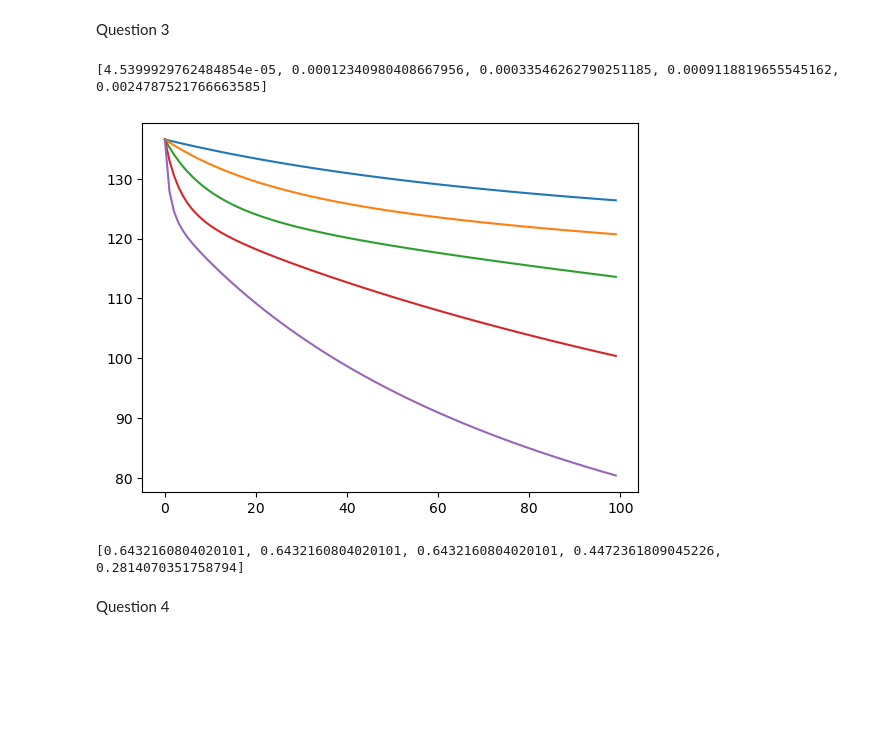
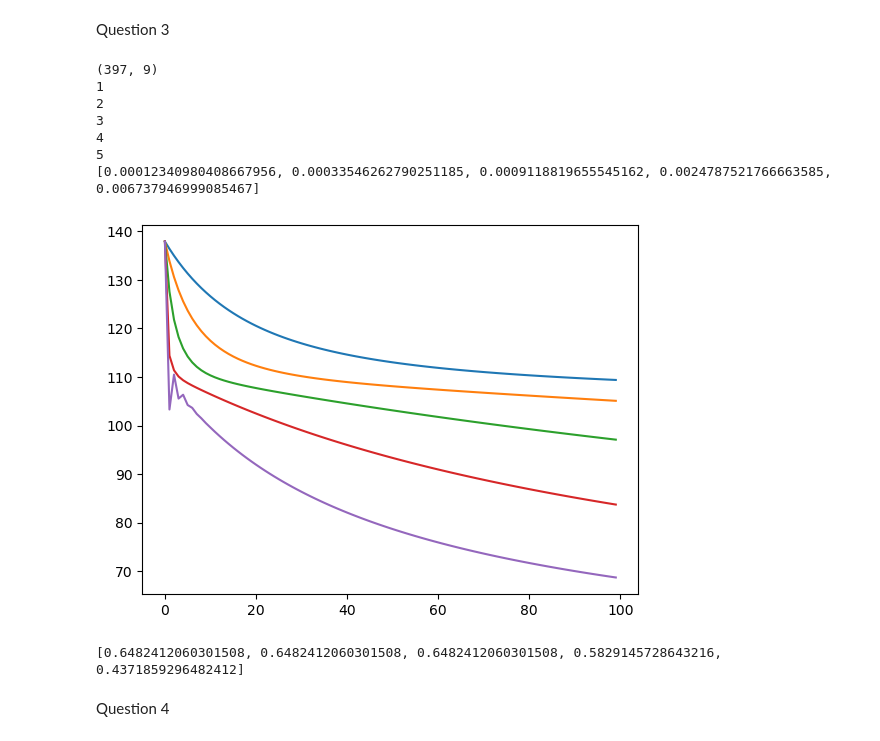
Before and after one commit to hayden000/Data-Analysis, a Jupyter notebook: data.ipynb, the cells around one changed output. Cells and saved outputs as stored; diff of their text form; code cells hidden in the pictures; blank space fills up the shorter version.

```diff
--- a/data.ipynb
+++ b/data.ipynb
@@ -118,7 +118,7 @@ Question 2
 import pandas as pd
 # %%
 data = pd.read_csv("CarsDataSetForCW1.csv", sep=",")
-Z = data[['cylinders', 'displacement', 'horsepower', 'weight', 'acceleration', 'year']].to_numpy()
+Z = data[['mpg','cylinders', 'displacement', 'horsepower', 'weight', 'acceleration', 'year']].to_numpy()
 Y = 1 * (Z[:, 0] >= np.mean(Z[:, 0]))
 X, Y = Z[:, 1:], Y
 # %%
@@ -127,14 +130,20 @@ D_test = (X[len(data) // 2:], Y[len(data) // 2:])
 # %%
 D_train_normalised = ((D_train[0] - np.average(D_train[0])) / np.std(D_train[0]), D_train[1])
 D_test_normalised = ((D_test[0] - np.average(D_test[0])) / np.std(D_test[0]), D_test[1])
+# D_train_normalised = add1(D_train_normalised)
+# D_test_normalised = add1(D_test_normalised)
+# print(len(D_test_normalised))
+# D_train_normalised = np.column_stack((np.ones(np.array(D_train_normalised).shape[0]), D_train_normalised))
+# D_test_normalised = np.column_stack((np.ones(np.array(D_test_normalised).shape[0]), D_test_normalised))
 
-lambda1 = np.transpose(np.full(len(Z[0]) - 1, 0.01))
+lambda1 = np.transpose(np.full(len(Z[0])-1 , 0.01))
 d = 5
 ERs = []
 N = 100
 etas = []
 epochs = np.arange(0, N)
-for m in range(d):
+for m in range(d+1):
+    print(m)
     etas.append(np.exp(m - 10))
 print(etas)
 x_testing = D_test_normalised[0]
@@ -155,8 +170,9 @@ print(ERs)
 # %% [markdown]
 Question 3
 # %%
+
 data = pd.read_csv("CarsDataSetForCW1.csv", sep=",")
-Z = data[['cylinders', 'displacement', 'horsepower', 'weight', 'acceleration', 'year','origin']].to_numpy()
+Z = data[['mpg','cylinders', 'displacement', 'horsepower', 'weight', 'acceleration', 'year','origin']].to_numpy()
 origin = Z[:, -1]
 two_cols=[]
 for i in origin:
@@ -168,40 +184,48 @@ for i in origin:
         two_cols.append([0,0])
 two_cols=np.array(two_cols)
 Z=Z[:, :-1]
-np.hstack((Z,two_cols))
+Z=np.hstack((Z,two_cols))
+print(Z.shape)
 Y = 1 * (Z[:, 0] >= np.mean(Z[:, 0]))
 X, Y = Z[:, 1:], Y
 D_train = (X[:len(data) // 2], Y[:len(data) // 2])
 D_test = (X[len(data) // 2:], Y[len(data) // 2:])
 D_train_normalised = ((D_train[0] - np.average(D_train[0])) / np.std(D_train[0]), D_train[1])
 D_test_normalised = ((D_test[0] - np.average(D_test[0])) / np.std(D_test[0]), D_test[1])
 
 
 
 lambda1 = np.transpose(np.full(len(Z[0]) - 1, 0.01))
 d = 5
 ERs = []
 N = 100
 etas = []
 epochs = np.arange(0, N)
-for m in range(d):
+for m in range(1,d+1):
+    print(m)
     etas.append(np.exp(m - 10))
 print(etas)
 x_testing = D_test_normalised[0]
 y_testing = D_test_normalised[1]
 x_trainning = D_train_normalised[0]
 y_traning = D_train_normalised[1]
 for eta in etas:
     par, obj = train(lambda1, eta, N, (x_trainning, y_traning))
     ERs.append(ER(par, (x_testing, y_testing)))
     plt.plot(epochs, obj)
 plt.show()
 
 print(ERs)
 # %% [output]
-[4.5399929762484854e-05, 0.00012340980408667956, 0.00033546262790251185, 0.0009118819655545162, 0.0024787521766663585]
+(397, 9)
+1
+2
+3
+4
+5
+[0.00012340980408667956, 0.00033546262790251185, 0.0009118819655545162, 0.0024787521766663585, 0.006737946999085467]
-[figure, old version]
+[figure, new version]
-[0.6432160804020101, 0.6432160804020101, 0.6432160804020101, 0.4472361809045226, 0.2814070351758794]
+[0.6482412060301508, 0.6482412060301508, 0.6482412060301508, 0.5829145728643216, 0.4371859296482412]
 # %%
 # # origin_dummies = pd.get_dummies(data['name'])
 # np.random.seed(12345)
```
Also changed, not shown: parts of 4 cells of this notebook.
